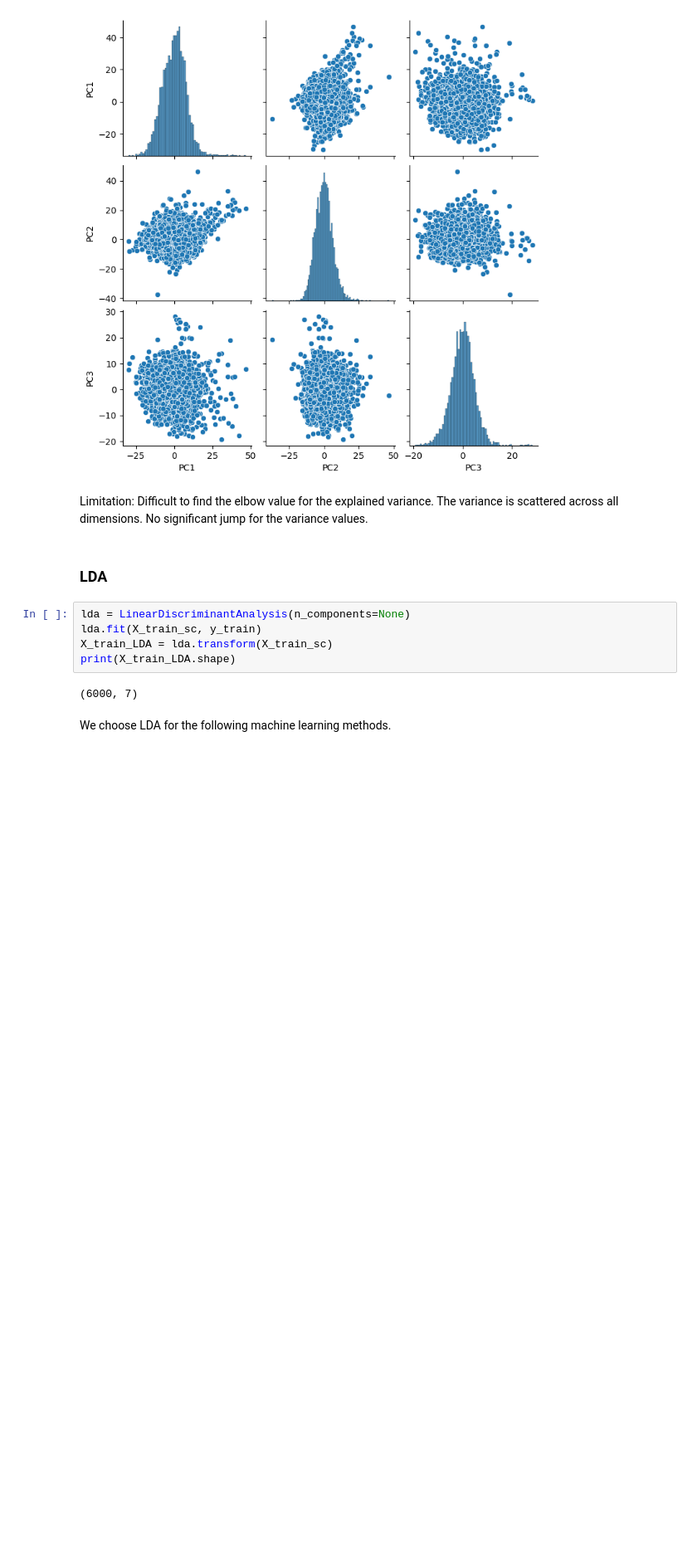
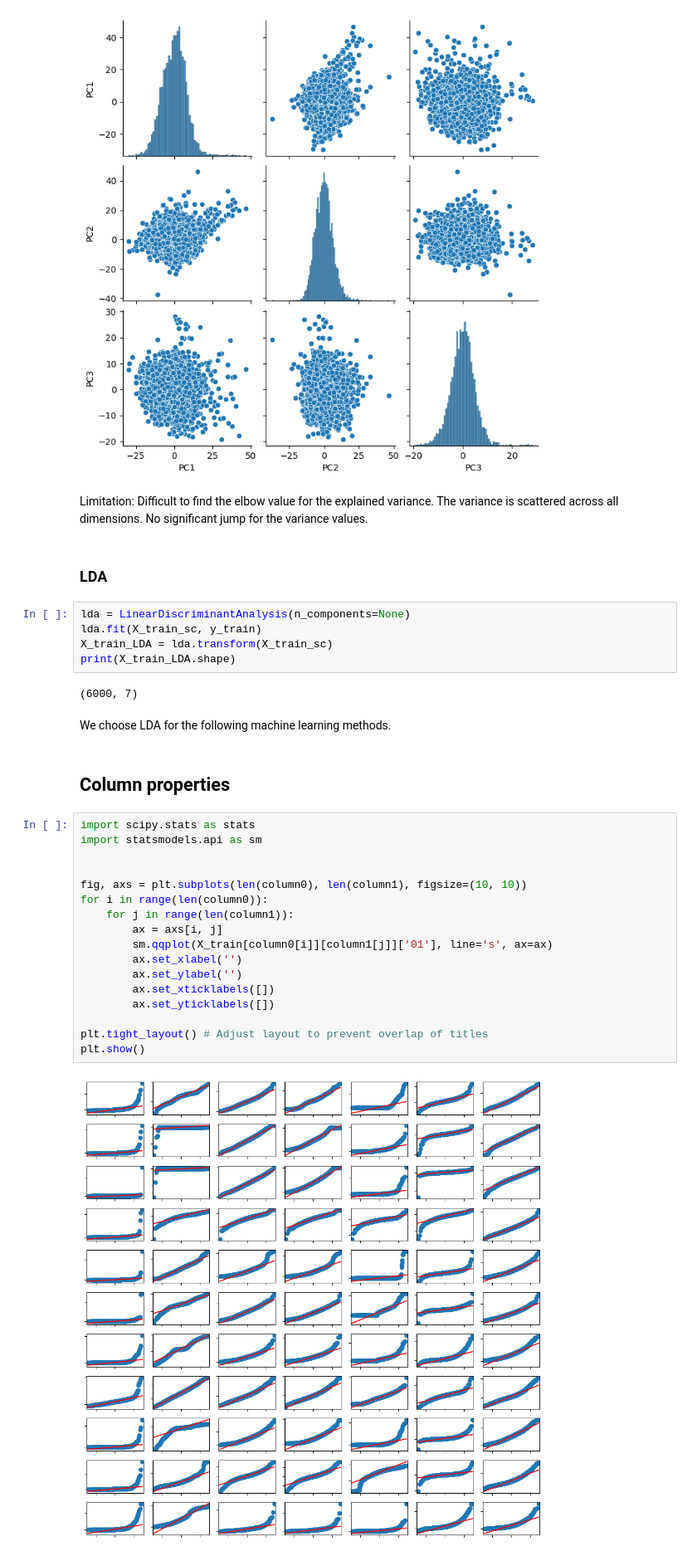
Before and after one commit to haochu-liu/SML_practical, a Jupyter notebook: data_processing.ipynb, the cells around one changed output. Shown at 83% size. Drawn from its saved outputs; the diff is of its cells as text; blank space fills up the shorter version.

Commit message:
qq plot

```diff
--- a/data_processing.ipynb
+++ b/data_processing.ipynb
@@ -166,3 +166,24 @@ print(X_train_LDA.shape)
 (6000, 7)
 # %% [markdown]
 We choose LDA for the following machine learning methods.
+# %% [markdown]
+## Column properties
+# %%
+import scipy.stats as stats
+import statsmodels.api as sm
+
+
+fig, axs = plt.subplots(len(column0), len(column1), figsize=(10, 10))
+for i in range(len(column0)):
+    for j in range(len(column1)):
+        ax = axs[i, j]
+        sm.qqplot(X_train[column0[i]][column1[j]]['01'], line='s', ax=ax)
+        ax.set_xlabel('')
+        ax.set_ylabel('')
+        ax.set_xticklabels([])
+        ax.set_yticklabels([])
+
+plt.tight_layout() # Adjust layout to prevent overlap of titles
+plt.show()
+# %% [output]
+[figure, added]
```
